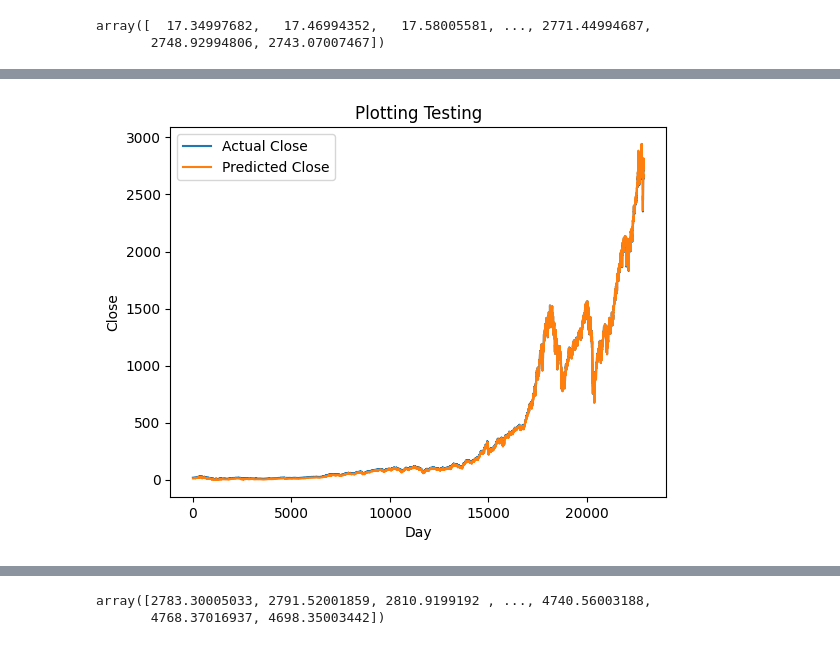
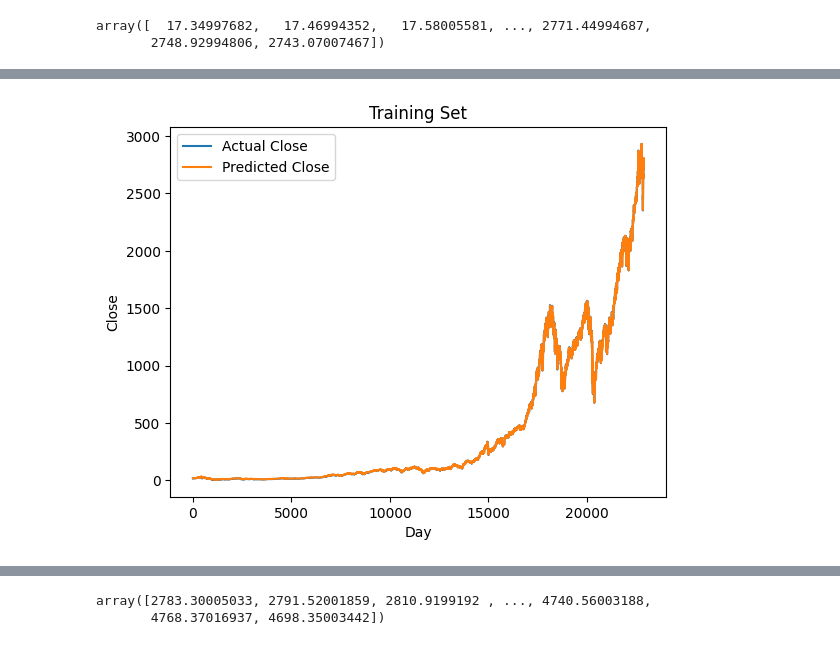
Before and after one commit to jbesoto/spy-etf-rnn-stock-predictor, a Jupyter notebook: notebooks/LSTM_torch.ipynb, the cells around one changed output, grey strips where cells are left out. Cells and saved outputs as stored; diff of their text form; code cells hidden in the pictures.

```diff
--- a/notebooks/LSTM_torch.ipynb
+++ b/notebooks/LSTM_torch.ipynb
@@ -380,13 +380,13 @@ baseline_evals.mape, baseline_evals.var_ratio
 # %%
 plt.plot(new_y_train, label='Actual Close')
 plt.plot(train_predictions, label='Predicted Close')
-plt.title('Plotting Testing')
+plt.title('Training Set')
 plt.xlabel('Day')
 plt.ylabel('Close')
 plt.legend()
 plt.show()
 # %% [output]
-[figure, old version]
+[figure, new version]
 # %%
 baseline_evals = Evaluate(new_y_train, train_predictions)
 baseline_evals.mape, baseline_evals.var_ratio
```
Also changed, not shown: parts of 7 cells of this notebook.
